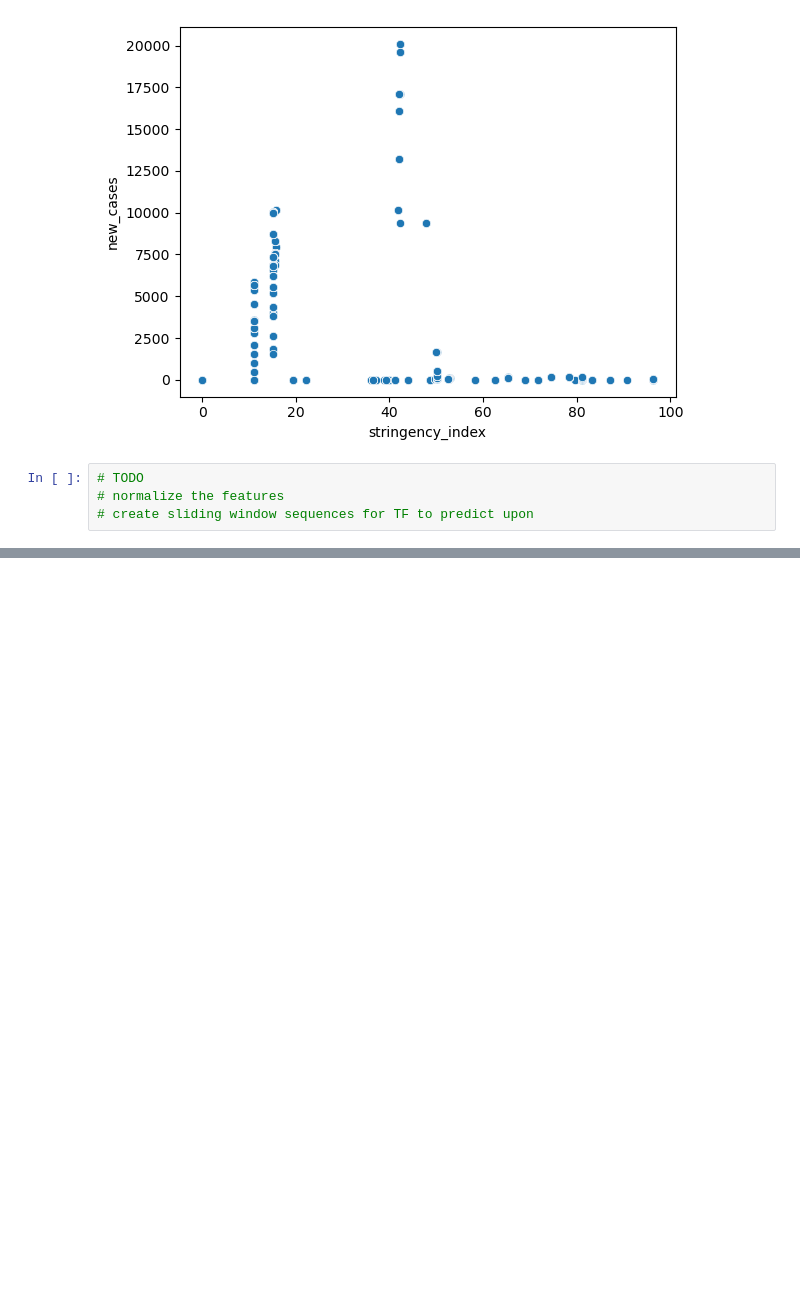
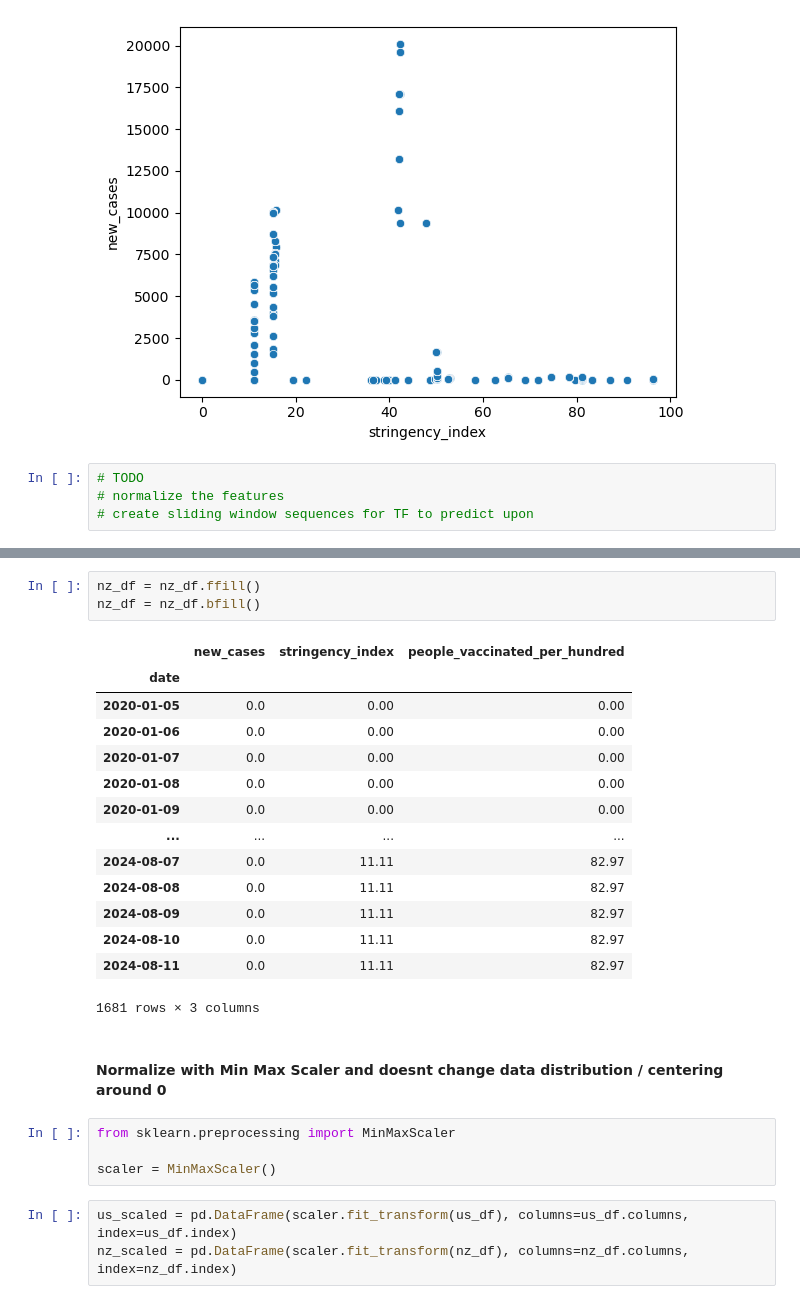
Before and after one commit to RaghavDewangan/Covid-Outbreak-Prediction, a Jupyter notebook: pred.ipynb, the cells around one changed output, grey strips where cells are left out. Drawn from its saved outputs; the diff is of its cells as text; blank space fills up the shorter version.

Commit message:
normalized using min max

```diff
--- a/pred.ipynb
+++ b/pred.ipynb
@@ -327,0 +362,27 @@ sns.scatterplot(x=nz_df['stringency_index'], y=nz_df['new_cases'])
+# %%
+nz_df = nz_df.ffill()
+nz_df = nz_df.bfill()
+# %% [output]
+|  | new_cases | stringency_index | people_vaccinated_per_hundred |
+| date |  |  |  |
+| 2020-01-05 | 0.0 | 0.00 | 0.00 |
+| 2020-01-06 | 0.0 | 0.00 | 0.00 |
+| 2020-01-07 | 0.0 | 0.00 | 0.00 |
+| 2020-01-08 | 0.0 | 0.00 | 0.00 |
+| 2020-01-09 | 0.0 | 0.00 | 0.00 |
+| ... | ... | ... | ... |
+| 2024-08-07 | 0.0 | 11.11 | 82.97 |
+| 2024-08-08 | 0.0 | 11.11 | 82.97 |
+| 2024-08-09 | 0.0 | 11.11 | 82.97 |
+| 2024-08-10 | 0.0 | 11.11 | 82.97 |
+| 2024-08-11 | 0.0 | 11.11 | 82.97 |
+1681 rows × 3 columns
+# %% [markdown]
+#### Normalize with Min Max Scaler and doesnt change data distribution / centering around 0
+# %%
+from sklearn.preprocessing import MinMaxScaler
+
+scaler = MinMaxScaler()
+# %%
+us_scaled = pd.DataFrame(scaler.fit_transform(us_df), columns=us_df.columns, index=us_df.index)
+nz_scaled = pd.DataFrame(scaler.fit_transform(nz_df), columns=nz_df.columns, index=nz_df.index)
```
Also changed, not shown: parts of 4 cells of this notebook.
